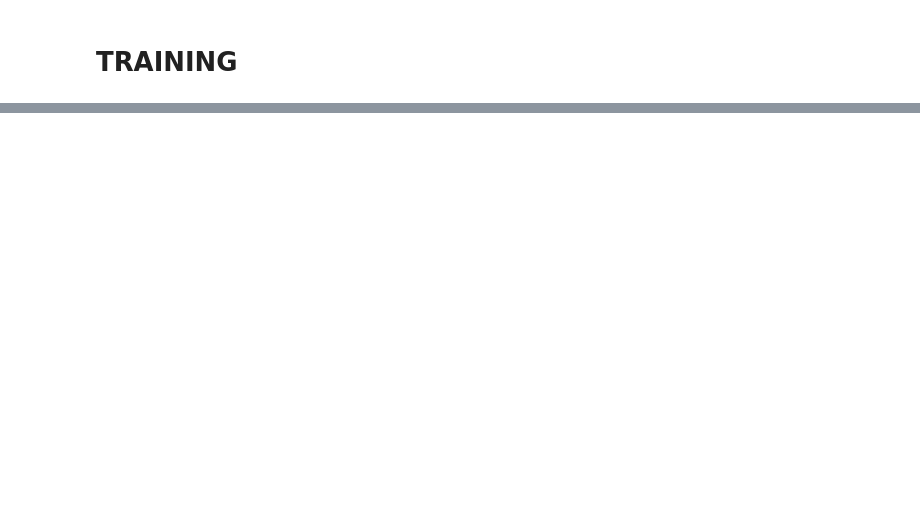
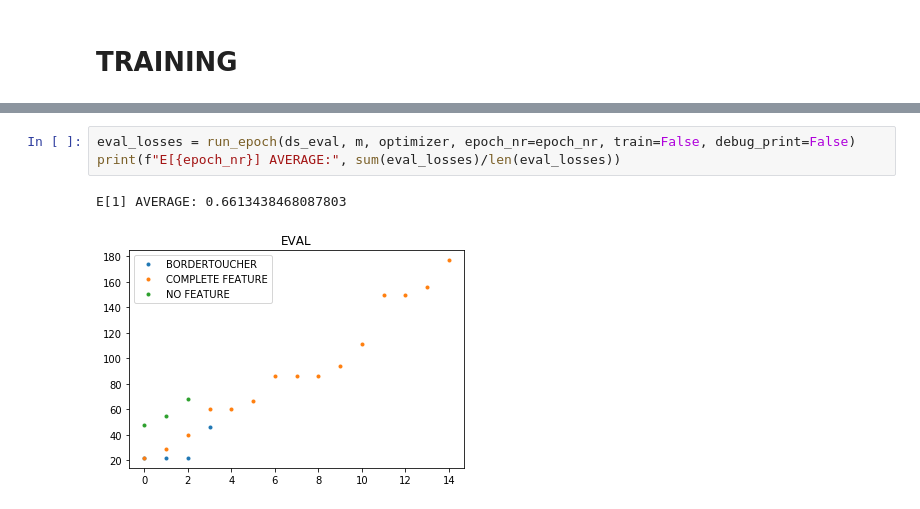
Before and after one commit to MoonVision/zeiss-apollo, a Jupyter notebook: vision/test_basic_convs.ipynb, the cells around one changed output, grey strips where cells are left out. Drawn from its saved outputs; the diff is of its cells as text; blank space fills up the shorter version.

```diff
--- a/vision/test_basic_convs.ipynb
+++ b/vision/test_basic_convs.ipynb
@@ -115,0 +192,6 @@ def train_epoch(ds, m, optimizer):
+# %%
+eval_losses = run_epoch(ds_eval, m, optimizer, epoch_nr=epoch_nr, train=False, debug_print=False)
+print(f"E[{epoch_nr}] AVERAGE:", sum(eval_losses)/len(eval_losses))
+# %% [output]
+E[1] AVERAGE: 0.6613438468087803
+[figure, added]
```
Also changed, not shown: parts of 15 cells of this notebook, 4 other files.
